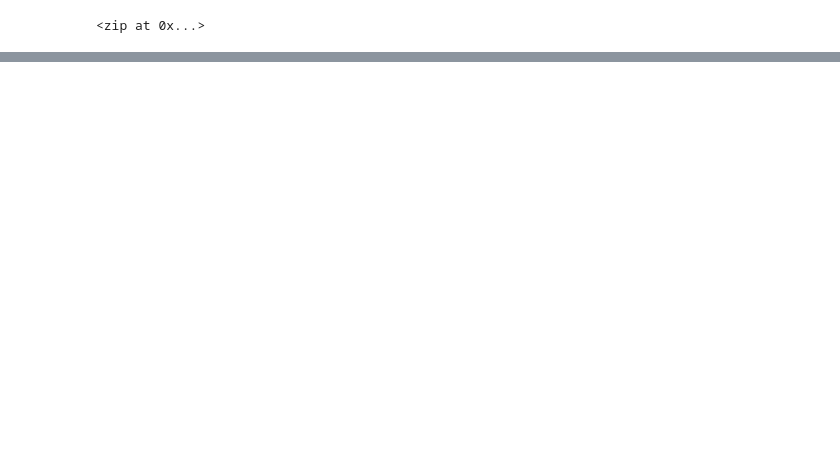
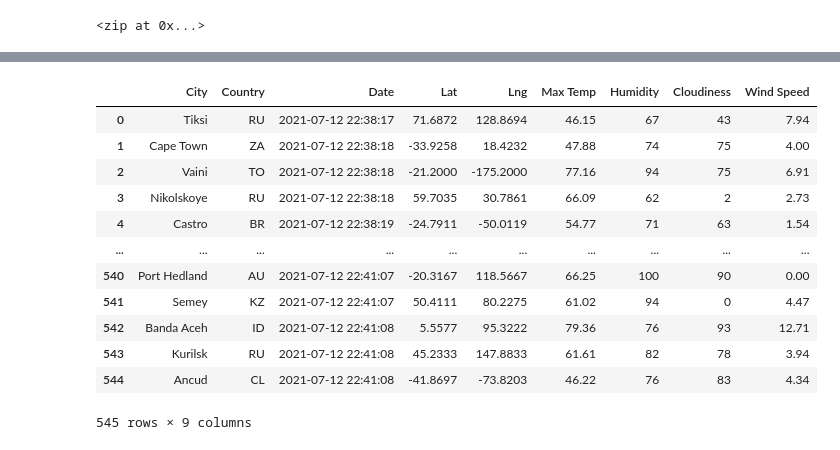
Before and after one commit to JoyRichardson/World_Weather_Analysis, a Jupyter notebook: WeatherPy.ipynb, the cells around one changed output, grey strips where cells are left out. Cells and saved outputs as stored; diff of their text form; code cells hidden in the pictures; blank space fills up the shorter version.

```diff
--- a/WeatherPy.ipynb
+++ b/WeatherPy.ipynb
@@ -33,0 +40,3 @@ len(cities)
+# %%
+# Starting URL for Weather Map API Call.
+url = "http://api.openweathermap.org/data/2.5/weather?units=Imperial&APPID=" + weather_api_key
@@ -33,0 +128,4 @@ len(cities)
+# %%
+# Convert the array of dictionaries to a Pandas DataFrame.
+city_data_df = pd.DataFrame(city_data)
+city_data_df.head(10)
@@ -33,0 +144,19 @@ len(cities)
+# %%
+new_order = ["City", "Country", "Date", "Lat", "Lng", "Max Temp", "Humidity", "Cloudiness", "Wind Speed"]
+# %%
+city_data_ordered_df = city_data_df[new_order]
+city_data_ordered_df
+# %% [output]
+|  | City | Country | Date | Lat | Lng | Max Temp | Humidity | Cloudiness | Wind Speed |
+| 0 | Tiksi | RU | 2021-07-12 22:38:17 | 71.6872 | 128.8694 | 46.15 | 67 | 43 | 7.94 |
+| 1 | Cape Town | ZA | 2021-07-12 22:38:18 | -33.9258 | 18.4232 | 47.88 | 74 | 75 | 4.00 |
+| 2 | Vaini | TO | 2021-07-12 22:38:18 | -21.2000 | -175.2000 | 77.16 | 94 | 75 | 6.91 |
+| 3 | Nikolskoye | RU | 2021-07-12 22:38:18 | 59.7035 | 30.7861 | 66.09 | 62 | 2 | 2.73 |
+| 4 | Castro | BR | 2021-07-12 22:38:19 | -24.7911 | -50.0119 | 54.77 | 71 | 63 | 1.54 |
+| ... | ... | ... | ... | ... | ... | ... | ... | ... | ... |
+| 540 | Port Hedland | AU | 2021-07-12 22:41:07 | -20.3167 | 118.5667 | 66.25 | 100 | 90 | 0.00 |
+| 541 | Semey | KZ | 2021-07-12 22:41:07 | 50.4111 | 80.2275 | 61.02 | 94 | 0 | 4.47 |
+| 542 | Banda Aceh | ID | 2021-07-12 22:41:08 | 5.5577 | 95.3222 | 79.36 | 76 | 93 | 12.71 |
+| 543 | Kurilsk | RU | 2021-07-12 22:41:08 | 45.2333 | 147.8833 | 61.61 | 82 | 78 | 3.94 |
+| 544 | Ancud | CL | 2021-07-12 22:41:08 | -41.8697 | -73.8203 | 46.22 | 76 | 83 | 4.34 |
+545 rows × 9 columns
```
Also changed, not shown: parts of 7 cells of this notebook.
